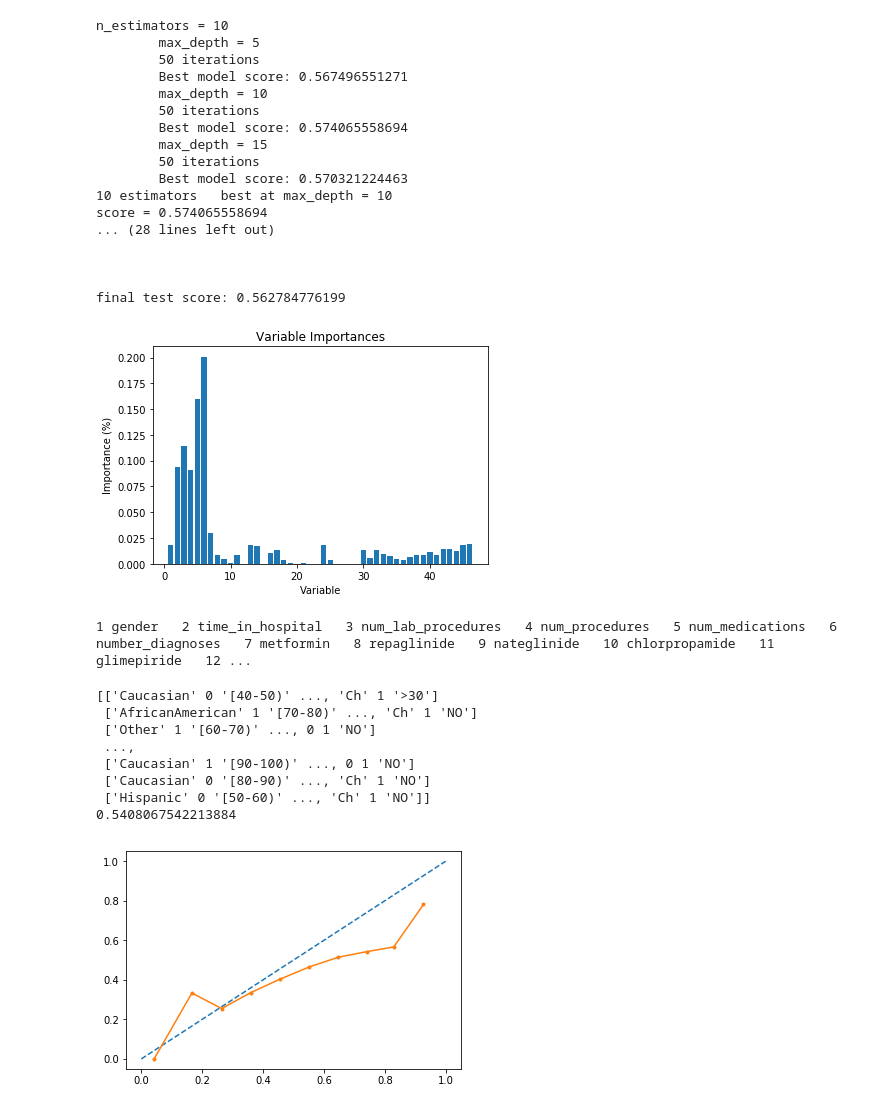
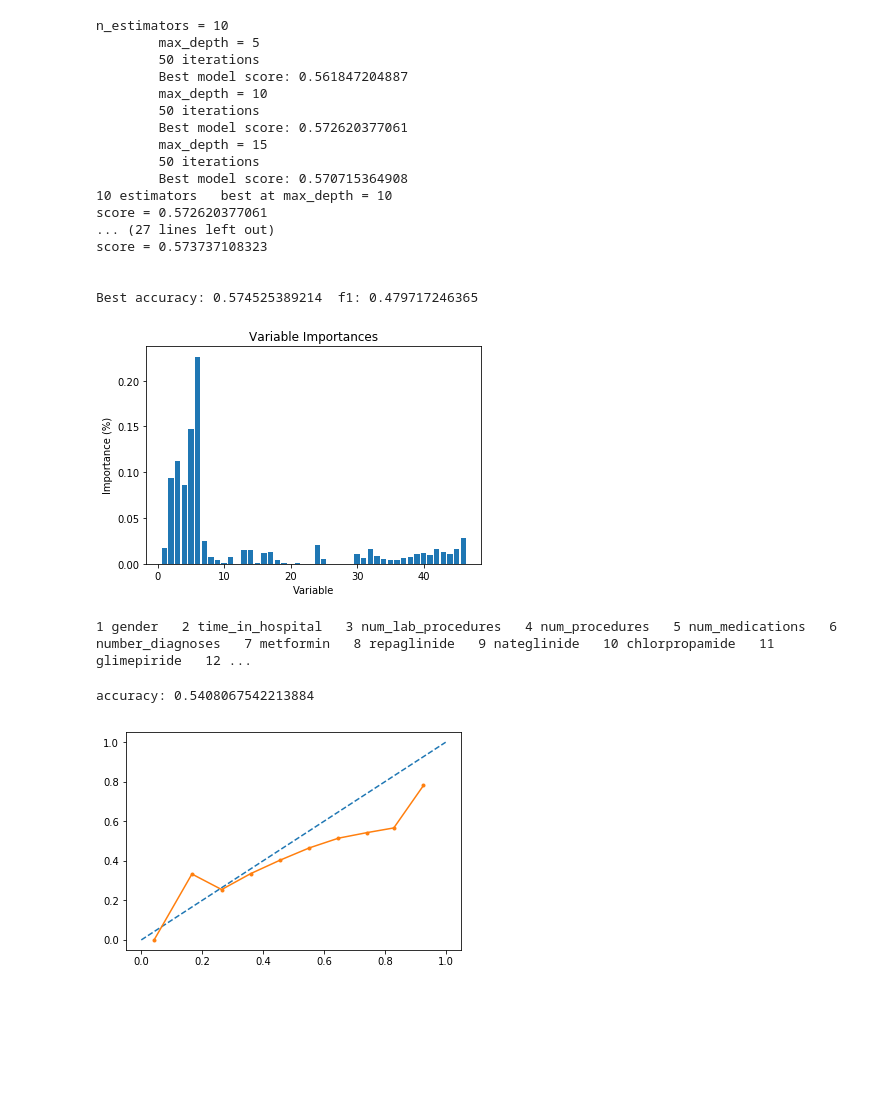
Before and after one commit to ianzavitz/MLDiabetes, a Jupyter notebook: Diabetes_Multi_Model_Notebook.ipynb, the cells around one changed output. Saved outputs shown, nothing was run; the diff lists cells and outputs as text; code cells hidden in the pictures; blank space fills up the shorter version.

Commit message:
Final Score Added

```diff
--- a/Diabetes_Multi_Model_Notebook.ipynb
+++ b/Diabetes_Multi_Model_Notebook.ipynb
@@ -74,6 +51,7 @@ X_train,x_dev,y_train,y_dev=train_test_split(x,y,test_size=.18, random_state=0)
 # %%
 #### Logistic Regression ####
 models = []
+#grid search along solver and C values
 sol=['newton-cg', 'lbfgs', 'liblinear', 'sag']
 cs=[.0001,.001,.01,.1,1,10,20,50,100,1000]
 for s in sol:
@@ -83,29 +61,8 @@ for s in sol:
         model.fit(X_train,y_train)
         pred=(model.predict(x_dev))
         testy=np.array(y_dev)
-
-        i=0
-        falsep=0
-        falsen=0
-        wrongn=0
-        rightp=0
-        for thing in pred:
-            if thing != testy[i] and thing==1:
-                falsep+=1
-            elif thing!=testy[i] and thing==0:
-                falsen+=1
-            elif thing==testy[i] and thing==1:
-                rightp+=1
-            else:
-                wrongn+=1
-
-
-            i+=1
-        p=rightp/(rightp+falsep)
-        r=rightp/(falsen+rightp)
-        f=2*((p*r)/(p+r))
-        print("  C =",c,": Accuracy:",round(acc,5),"Precision:",round(p,5),"Recall:",round(r,5),"F1:",round(f,5))
-        #print(model.feature_importances_)
+        f = f1_score(testy,pred)
+        print("  C =",c,": Accuracy:",round(acc,5),"F1:",round(f,5))
         acc=accuracy_score(pred,testy)
         models.append((model,acc,f))
 
@@ -153,7 +111,7 @@ Corresponding f1: 0.4744617318874745
 
 
 #hyperparameter grid search
-mxDepth = [5,10,15] #mxDepth
+mxDepth = [5,10,15] #max_depth
 n_ests = [10,15,20] #n_estimators
 best_models = []
 for n in n_ests:
@@ -171,45 +129,43 @@ for n in n_ests:
 
             results.append((model,accuracy_score(pred,testy)))
         print('\n\tBest model score:',max(results,key=itemgetter(1))[1])
         maximized_models.append((max(results,key=itemgetter(1))[0],max(results,key=itemgetter(1))[1],mD))
 
     print(n,"estimators","\tbest at max_depth =",max(maximized_models,key=itemgetter(1))[2],"\nscore =",max(maximized_models,key=itemgetter(1))[1])
     print("\n")
     best_models.append((max(maximized_models,key=itemgetter(1))[0],max(maximized_models,key=itemgetter(1))[1],n))
 
 #grid search derived best model
 final_best = max(best_models,key=itemgetter(1))[0]
+f1 = f1_score(y_dev, final_best.predict(x_dev))
 
-#score
-pred_final = final_best.predict(X_test)
-print("\nfinal test score:",accuracy_score(pred_final,np.array(y_test)))
-
+print("Best accuracy:",max(best_models,key=itemgetter(1))[1]," f1:",f1)
 plt.bar(range(1,len(final_best.feature_importances_)+1),final_best.feature_importances_,ls="None")
 plt.xlabel("Variable")
 plt.ylabel("Importance (%)")
 plt.title("Variable Importances")
 plt.show()
 for idx, column in enumerate(newdata.columns):
     print(idx+1, column, end="   ")
 # %% [output]
 n_estimators = 10
         max_depth = 5
         50 iterations
-        Best model score: 0.567496551271
+        Best model score: 0.561847204887
         max_depth = 10
         50 iterations
-        Best model score: 0.574065558694
+        Best model score: 0.572620377061
         max_depth = 15
         50 iterations
-        Best model score: 0.570321224463
+        Best model score: 0.570715364908
 10 estimators   best at max_depth = 10
-score = 0.574065558694
-... (28 lines left out)
+score = 0.572620377061
+... (27 lines left out)
+score = 0.573737108323
 
 
-
-final test score: 0.562784776199
+Best accuracy: 0.574525389214  f1: 0.479717246365
-[figure, old version]
+[figure, new version]
 1 gender   2 time_in_hospital   3 num_lab_procedures   4 num_procedures   5 num_medications   6 number_diagnoses   7 metformin   8 repaglinide   9 nateglinide   10 chlorpropamide   11 glimepiride   12 ...
 # %%
 #### Baye's ####
@@ -237,16 +193,9 @@ for answer in answers:
     if answer==trainy[i]:
         test+=1
     i+=1
-print("accruacy",test/len(answers))
+print("accuracy:",test/len(answers))
 # %% [output]
-[['Caucasian' 0 '[40-50)' ..., 'Ch' 1 '>30']
- ['AfricanAmerican' 1 '[70-80)' ..., 'Ch' 1 'NO']
- ['Other' 1 '[60-70)' ..., 0 1 'NO']
- ...,
- ['Caucasian' 1 '[90-100)' ..., 0 1 'NO']
- ['Caucasian' 0 '[80-90)' ..., 'Ch' 1 'NO']
- ['Hispanic' 0 '[50-60)' ..., 'Ch' 1 'NO']]
-0.5408067542213884
+accuracy: 0.5408067542213884
 # %%
 #### LinearSVC reliability diagram with calibration ####
 
```
Also changed, not shown: parts of 3 cells of this notebook.
